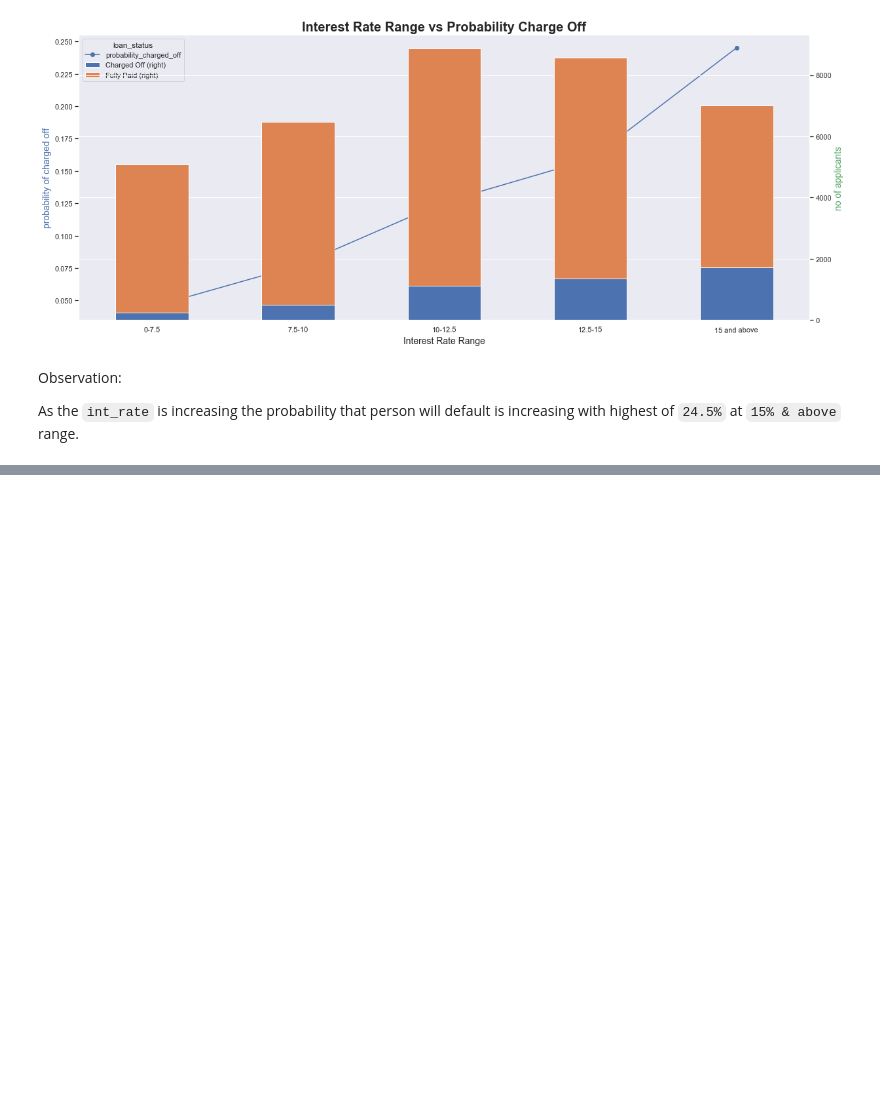
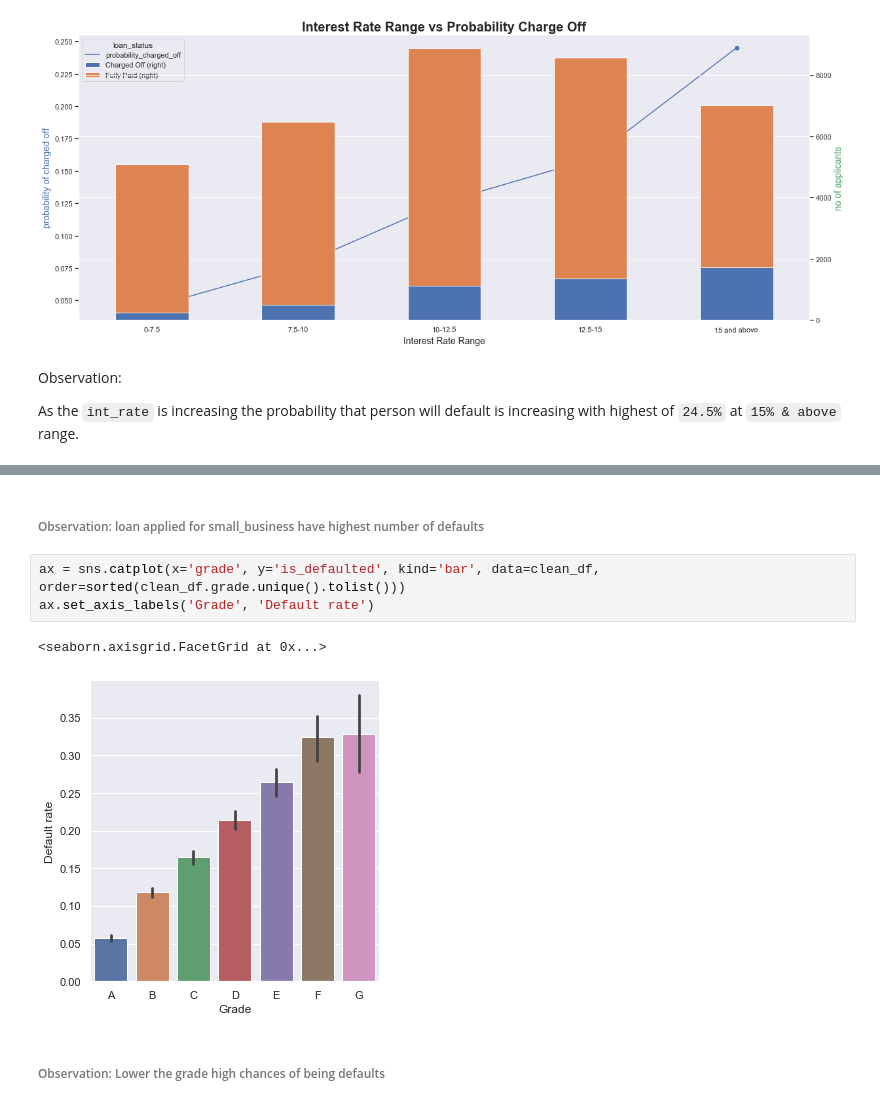
Before and after one commit to aniket-gupta/Lending-Club-Case-Study-EDA, a Jupyter notebook: Aniket_Gupta.ipynb, the cells around one changed output, grey strips where cells are left out. Saved outputs shown, nothing was run; the diff lists cells and outputs as text; blank space fills up the shorter version.

```diff
--- a/Aniket_Gupta.ipynb
+++ b/Aniket_Gupta.ipynb
@@ -1685,0 +1694,10 @@ As the `int_rate` is increasing the probability that person will default is incr
+# %% [markdown]
+###### Observation: loan applied for small_business have highest number of defaults
+# %%
+ax = sns.catplot(x='grade', y='is_defaulted', kind='bar', data=clean_df, order=sorted(clean_df.grade.unique().tolist()))
+ax.set_axis_labels('Grade', 'Default rate')
+# %% [output]
+<seaborn.axisgrid.FacetGrid at 0x...>
+[figure, added]
+# %% [markdown]
+###### Observation: Lower the grade high chances of being defaults
```
Also changed, not shown: parts of 14 cells of this notebook.
